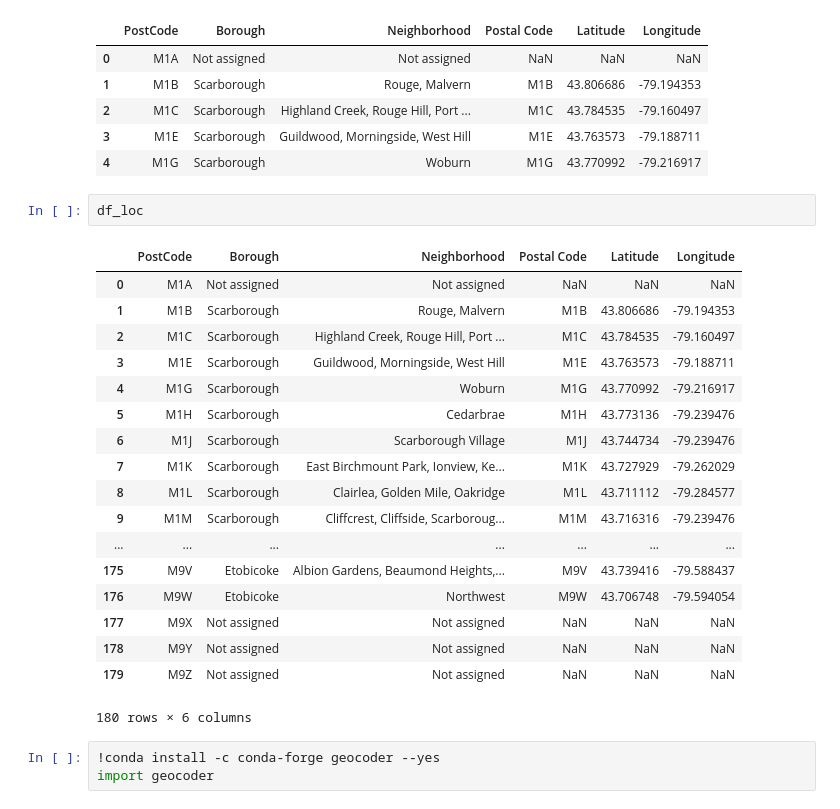
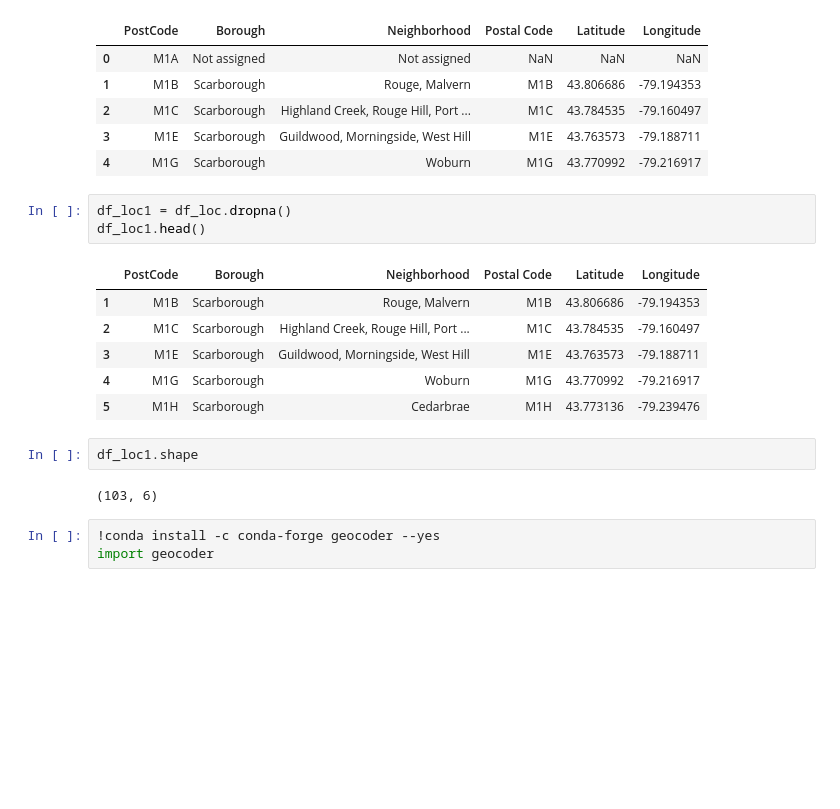
Before and after one commit to DrBG/Coursera_Capstone, a Jupyter notebook: Neighbourhoods in Toronto.ipynb, the cells around one changed output. Cells and saved outputs as stored; diff of their text form; blank space fills up the shorter version.

```diff
--- a/Neighbourhoods in Toronto.ipynb
+++ b/Neighbourhoods in Toronto.ipynb
@@ -120,27 +129,20 @@ df_loc.head()
 | 2 | M1C | Scarborough | Highland Creek, Rouge Hill, Port ... | M1C | 43.784535 | -79.160497 |
 | 3 | M1E | Scarborough | Guildwood, Morningside, West Hill | M1E | 43.763573 | -79.188711 |
 | 4 | M1G | Scarborough | Woburn | M1G | 43.770992 | -79.216917 |
-# %%
-df_loc
-# %% [output]
-|  | PostCode | Borough | Neighborhood | Postal Code | Latitude | Longitude |
-| 0 | M1A | Not assigned | Not assigned | NaN | NaN | NaN |
-| 1 | M1B | Scarborough | Rouge, Malvern | M1B | 43.806686 | -79.194353 |
-| 2 | M1C | Scarborough | Highland Creek, Rouge Hill, Port ... | M1C | 43.784535 | -79.160497 |
-| 3 | M1E | Scarborough | Guildwood, Morningside, West Hill | M1E | 43.763573 | -79.188711 |
-| 4 | M1G | Scarborough | Woburn | M1G | 43.770992 | -79.216917 |
-| 5 | M1H | Scarborough | Cedarbrae | M1H | 43.773136 | -79.239476 |
-| 6 | M1J | Scarborough | Scarborough Village | M1J | 43.744734 | -79.239476 |
-| 7 | M1K | Scarborough | East Birchmount Park, Ionview, Ke... | M1K | 43.727929 | -79.262029 |
-| 8 | M1L | Scarborough | Clairlea, Golden Mile, Oakridge | M1L | 43.711112 | -79.284577 |
-| 9 | M1M | Scarborough | Cliffcrest, Cliffside, Scarboroug... | M1M | 43.716316 | -79.239476 |
-| ... | ... | ... | ... | ... | ... | ... |
-| 175 | M9V | Etobicoke | Albion Gardens, Beaumond Heights,... | M9V | 43.739416 | -79.588437 |
-| 176 | M9W | Etobicoke | Northwest | M9W | 43.706748 | -79.594054 |
-| 177 | M9X | Not assigned | Not assigned | NaN | NaN | NaN |
-| 178 | M9Y | Not assigned | Not assigned | NaN | NaN | NaN |
-| 179 | M9Z | Not assigned | Not assigned | NaN | NaN | NaN |
-180 rows × 6 columns
+# %%
+df_loc1 = df_loc.dropna()
+df_loc1.head()
+# %% [output]
+|  | PostCode | Borough | Neighborhood | Postal Code | Latitude | Longitude |
+| 1 | M1B | Scarborough | Rouge, Malvern | M1B | 43.806686 | -79.194353 |
+| 2 | M1C | Scarborough | Highland Creek, Rouge Hill, Port ... | M1C | 43.784535 | -79.160497 |
+| 3 | M1E | Scarborough | Guildwood, Morningside, West Hill | M1E | 43.763573 | -79.188711 |
+| 4 | M1G | Scarborough | Woburn | M1G | 43.770992 | -79.216917 |
+| 5 | M1H | Scarborough | Cedarbrae | M1H | 43.773136 | -79.239476 |
+# %%
+df_loc1.shape
+# %% [output]
+(103, 6)
 # %%
 !conda install -c conda-forge geocoder --yes
 import geocoder
```
Also changed, not shown: parts of 1 cell of this notebook.
